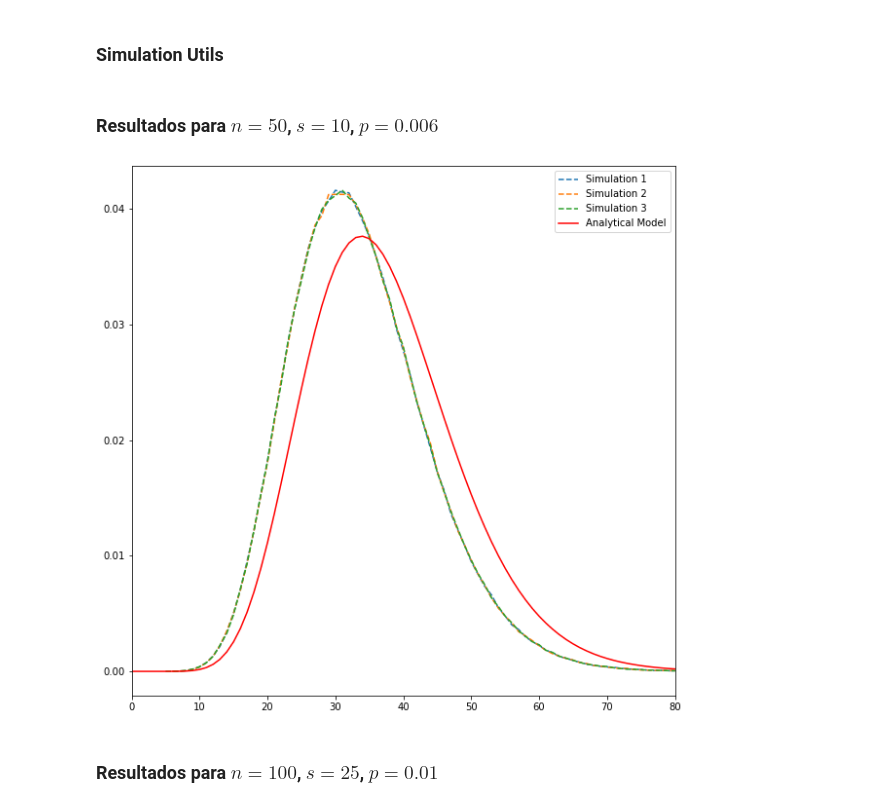
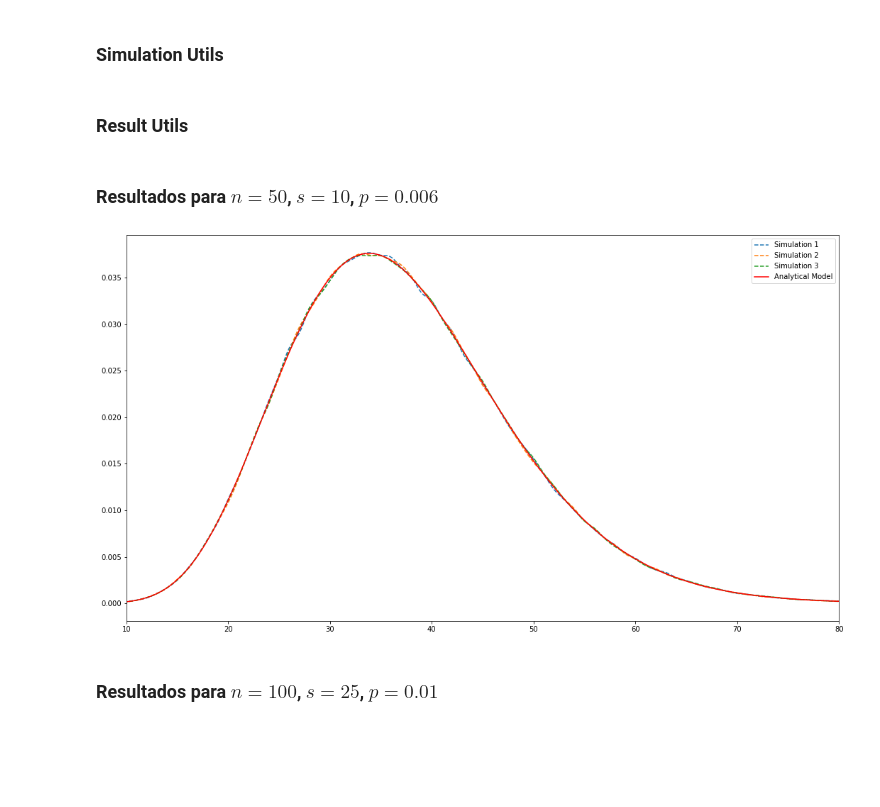
Before and after one commit to DanielHLelis/PROJ1-STAT, a Jupyter notebook: analysis.ipynb, the cells around one changed output. Drawn from its saved outputs; the diff is of its cells as text; code cells hidden in the pictures; blank space fills up the shorter version.

Commit message:
fix simulation results

```diff
--- a/analysis.ipynb
+++ b/analysis.ipynb
@@ -116,7 +117,7 @@ def load_sims(dir_name):
         if not os.path.isfile(target_path):
             continue
 
-        if target.startswith('sample') and target.endswith('.json'):
+        if target.endswith('.json'):
             with open(target_path, 'r') as fp:
                 sims.append(json.load(fp))
 
@@ -132,31 +133,54 @@ def sim_pdf(results: List[int]):
 
 
 # Plot Simulation Results PDF
-def plot_trial(results: List[int], *args, **kwargs):
-    probs = sim_pdf(results)
-    return plt.plot(probs.keys(), probs.values(), *args, **kwargs)
+def plot_trial(results: List[int], interpolate: bool = False, *args, **kwargs):
+    pdf = sim_pdf(results)
+
+    x = list(pdf.keys())
+    y = list(pdf.values())
+
+    if interpolate:
+        cubic_interpolation = interp1d(x, y, kind="cubic")
+
+        x = np.linspace(x[0], x[-1], 500)
+        y = cubic_interpolation(x)
+
+    return plt.plot(x, y, *args, **kwargs)
+# %% [markdown]
+### Result Utils
+# %%
+def compare_models(x_range: Tuple[int, int], pdf: Callable[[int], float], sims: List[Dict], interpolate_pdf: bool = True, interpolate_sims: bool = True):
+    plt.figure(figsize=(18,10))
+    plt.xlim(x_range)
+
+    # Plot Simulations
+    for i, sim_data in enumerate(sims):
+        plot_trial(sim_data['results'], label=f"Simulation {i+1}", linestyle="--", interpolate=interpolate_sims)
+
+    # Plot Analytical Model
+    x = list(range(x_range[0], x_range[1] + 1))
+    y = [pdf(i) for i in x]
+
+    if interpolate_pdf:
+        cubic_interpolation = interp1d(x, y, kind="cubic")
+
+        x = np.linspace(x[0], x[-1], 500)
+        y = cubic_interpolation(x)
+
+
+    plt.plot(x, y, label="Analytical Model", linestyle="-", color="red")
+
+    plt.legend()
+    plt.show()
 # %% [markdown]
 ### Resultados para $n=50$, $s=10$, $p=0.006$
 # %%
 pdf_50_0006_10 = make_distribution_pdf(50, 10, 0.006) # Analytical PDF
 sims_50_0006_10 = load_sims('50-0_006-10') # Simulation Results
-# %%
-x_range = [0, 80]
-
-plt.figure(figsize=(10, 10))
-plt.xlim(x_range)
-
-# Plot Simulations
-for i, sim_data in enumerate(sims_50_0006_10):
-    plot_trial(sim_data['results'], label=f"Simulation {i+1}", linestyle="--")
-
-# Plot Analytical Model
-plt.plot(range(x_range[0], x_range[1] + 1), [pdf_50_0006_10(i) for i in range(x_range[0], x_range[1] + 1)], label="Analytical Model", linestyle="-", color="red")
-
-plt.legend()
-plt.show()
-# %% [output]
-[figure, removed]
+# %%
+compare_models((10, 80), pdf_50_0006_10, sims_50_0006_10)
+# %% [output]
+[figure, added]
 # %% [markdown]
 ### Resultados para $n=100$, $s=25$, $p=0.01$
 # %%
```
Also changed, not shown: parts of 4 cells of this notebook, 17 other files.
